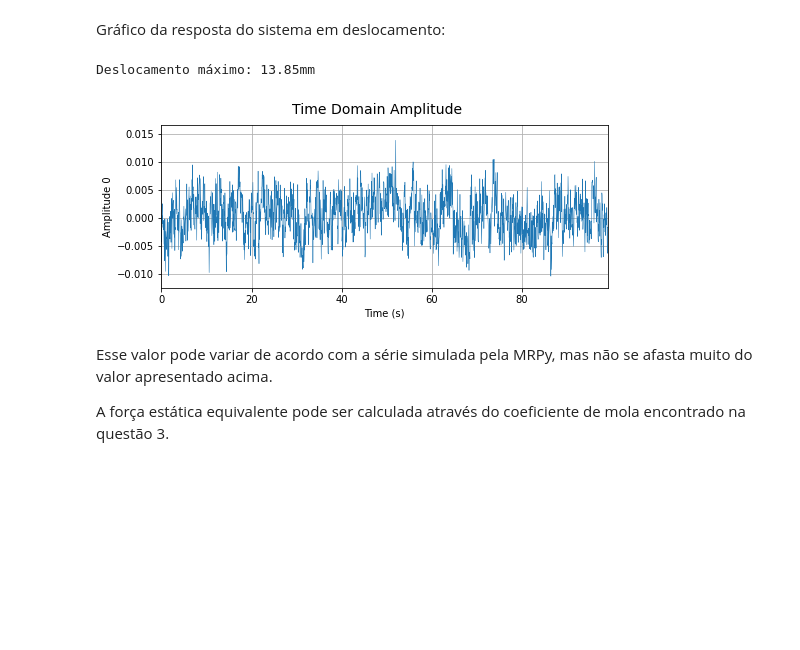
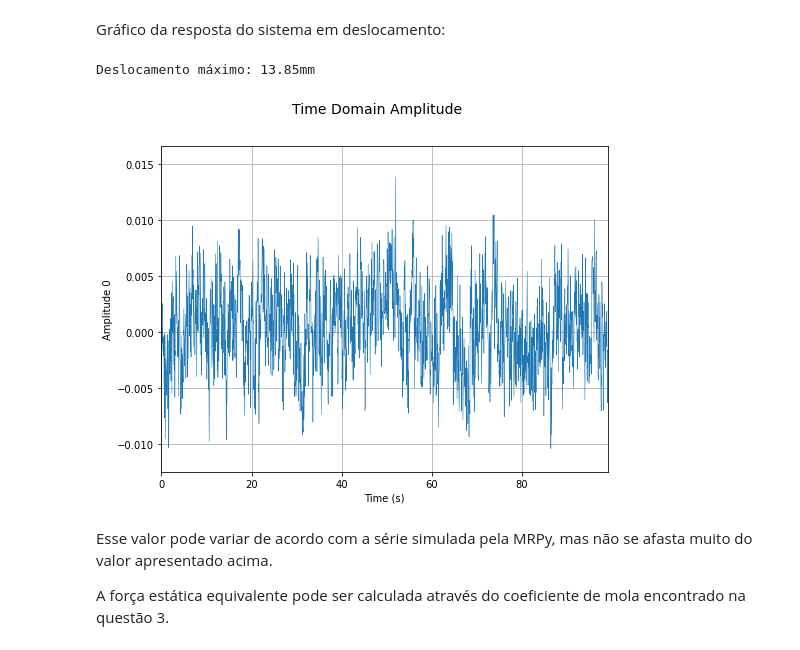
Before and after one commit to GarciaGabe/vibracoes, a Jupyter notebook: Provas/PEC00025A_221_P2/PEC00025A_221_P2.ipynb, the cells around one changed output. Saved outputs shown, nothing was run; the diff lists cells and outputs as text; code cells hidden in the pictures; blank space fills up the shorter version.

```diff
--- a/Provas/PEC00025A_221_P2/PEC00025A_221_P2.ipynb
+++ b/Provas/PEC00025A_221_P2/PEC00025A_221_P2.ipynb
@@ -354,12 +354,12 @@ Valor r.m.s da resposta em deslocamento: 3.668 mm
 # %% [markdown]
 Gráfico da resposta do sistema em deslocamento:
 # %%
-U.plot_time(figsize=(8,3))
+U.plot_time(figsize=(8,6))
 umax = U[0,np.argmax(np.abs(U))]*1000
 print("Deslocamento máximo: {0:.2f}mm".format(umax))
 # %% [output]
 Deslocamento máximo: 13.85mm
-[figure, old version]
+[figure, new version]
 # %% [markdown]
 Esse valor pode variar de acordo com a série simulada pela MRPy, mas não se afasta muito do valor apresentado acima.
 
```
